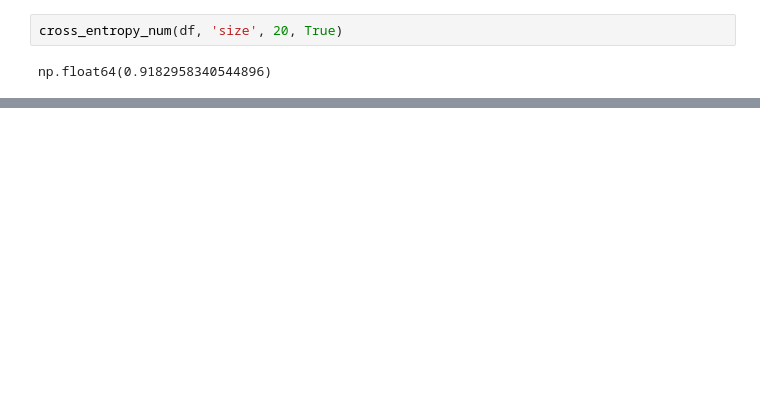
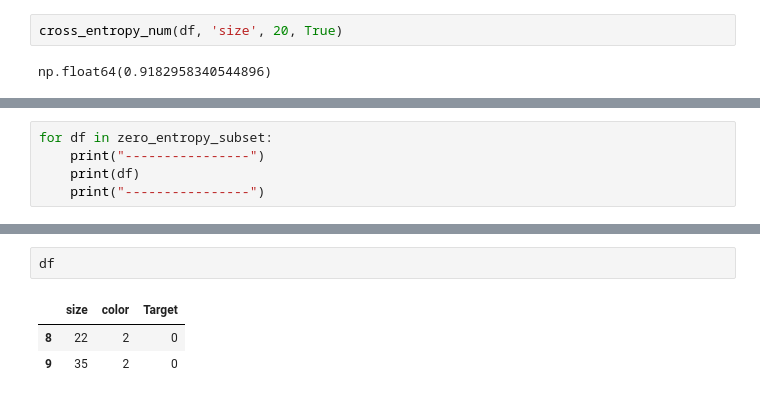
Before and after one commit to Ashutosh212/ml-models-from-scratch, a Jupyter notebook: decision-tree/module_building.ipynb, the cells around one changed output, grey strips where cells are left out. Cells and saved outputs as stored; diff of their text form; blank space fills up the shorter version.

Commit message:
Completed Decision Tree, Giving pure leaf with zero entropy

```diff
--- a/decision-tree/module_building.ipynb
+++ b/decision-tree/module_building.ipynb
@@ -120,0 +243,5 @@ for column in columns:
+# %%
+for df in zero_entropy_subset:
+    print("----------------")
+    print(df)
+    print("----------------")
@@ -120,0 +259,6 @@ for column in columns:
+# %%
+df
+# %% [output]
+|  | size | color | Target |
+| 8 | 22 | 2 | 0 |
+| 9 | 35 | 2 | 0 |
```
Also changed, not shown: parts of 14 cells of this notebook.
